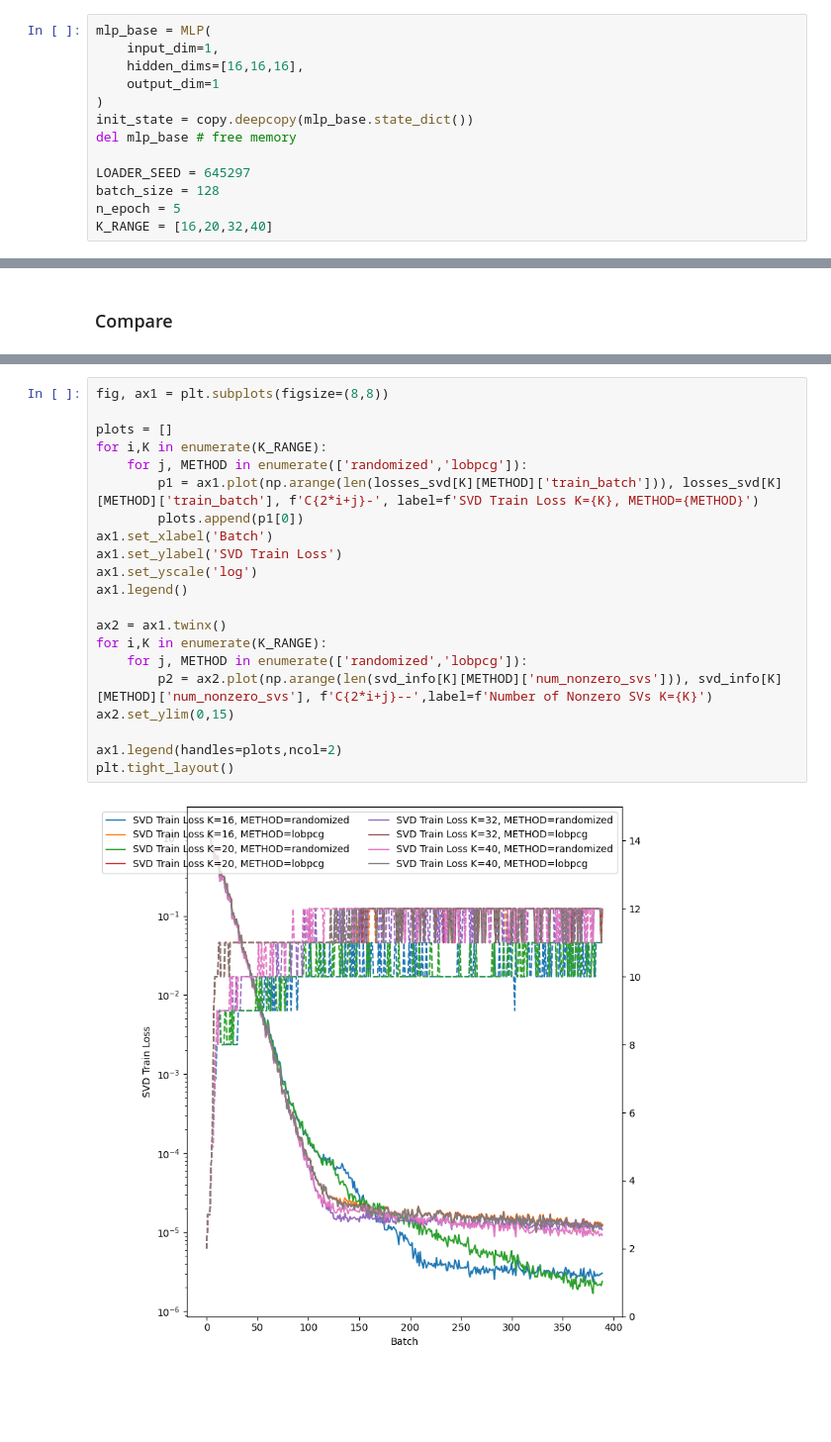
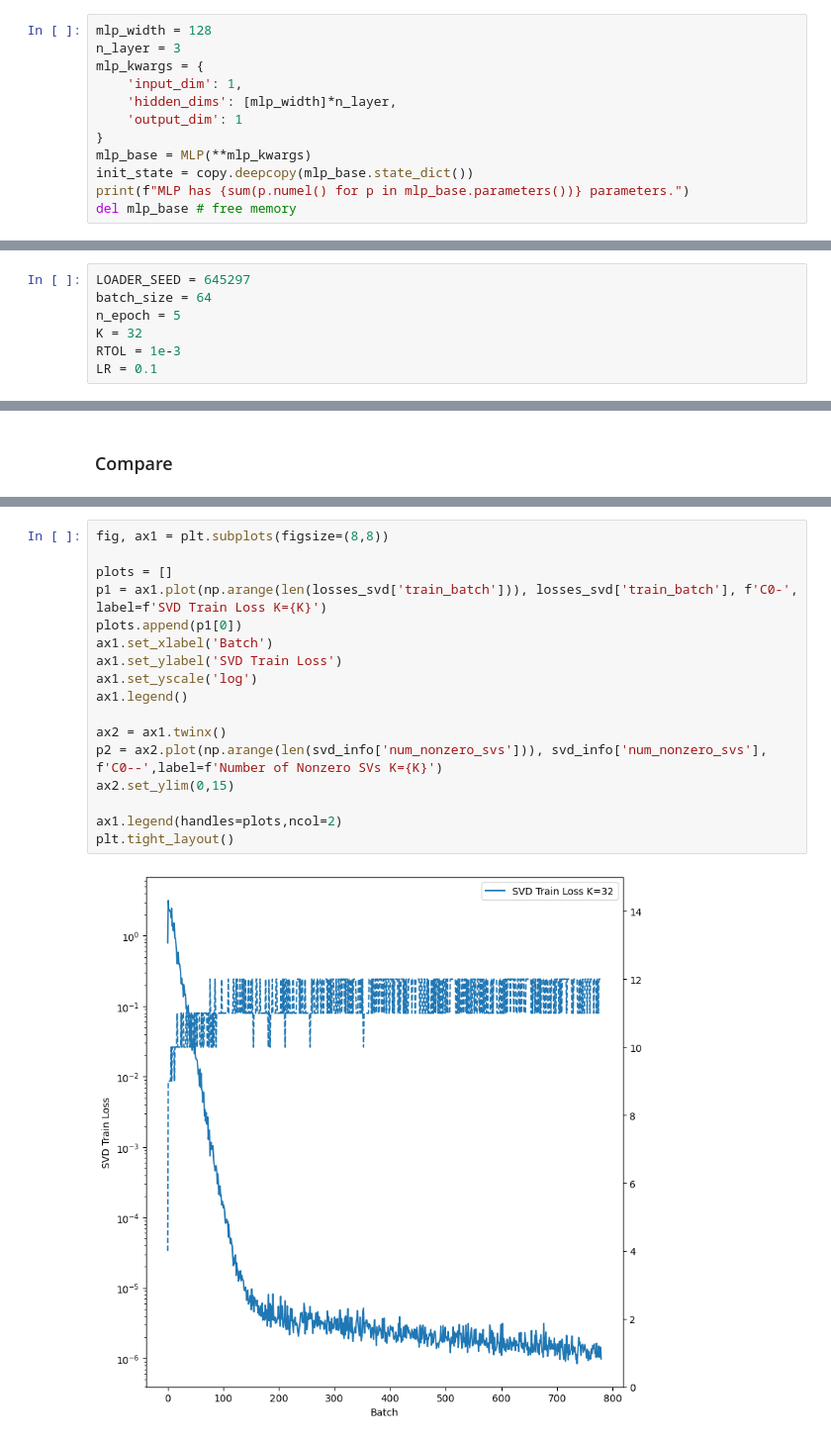
Before and after one commit to sambt/sven-experiments, a Jupyter notebook: notebooks_new/toy_1d_testing.ipynb, the cells around one changed output, grey strips where cells are left out. Shown at 99% size. Cells and saved outputs as stored; diff of their text form; blank space fills up the shorter version.

```diff
--- a/notebooks_new/toy_1d_testing.ipynb
+++ b/notebooks_new/toy_1d_testing.ipynb
@@ -33,15 +35,14 @@ toy_1d = Toy1DRegressionDataset()
 train_dataset = toy_1d.train_dataset
 test_dataset = toy_1d.val_dataset
 # %%
-mlp_base = MLP(
-    input_dim=1,
-    hidden_dims=[16,16,16],
-    output_dim=1
-)
+mlp_width = 128
+n_layer = 3
+mlp_kwargs = {
+    'input_dim': 1,
+    'hidden_dims': [mlp_width]*n_layer,
+    'output_dim': 1
+}
+mlp_base = MLP(**mlp_kwargs)
 init_state = copy.deepcopy(mlp_base.state_dict())
+print(f"MLP has {sum(p.numel() for p in mlp_base.parameters())} parameters.")
 del mlp_base # free memory
-
-LOADER_SEED = 645297
-batch_size = 128
-n_epoch = 5
-K_RANGE = [16,20,32,40]
@@ -48 +51,8 @@ K_RANGE = [16,20,32,40]
+# %%
+LOADER_SEED = 645297
+batch_size = 64
+n_epoch = 5
+K = 32
+RTOL = 1e-3
+LR = 0.1
 # %%
@@ -257,23 +125,19 @@ plt.legend()
 # %%
 fig, ax1 = plt.subplots(figsize=(8,8))
 
 plots = []
-for i,K in enumerate(K_RANGE):
-    for j, METHOD in enumerate(['randomized','lobpcg']):
-        p1 = ax1.plot(np.arange(len(losses_svd[K][METHOD]['train_batch'])), losses_svd[K][METHOD]['train_batch'], f'C{2*i+j}-', label=f'SVD Train Loss K={K}, METHOD={METHOD}')
-        plots.append(p1[0])
+p1 = ax1.plot(np.arange(len(losses_svd['train_batch'])), losses_svd['train_batch'], f'C0-', label=f'SVD Train Loss K={K}')
+plots.append(p1[0])
 ax1.set_xlabel('Batch')
 ax1.set_ylabel('SVD Train Loss')
 ax1.set_yscale('log')
 ax1.legend()
 
 ax2 = ax1.twinx()
-for i,K in enumerate(K_RANGE):
-    for j, METHOD in enumerate(['randomized','lobpcg']):
-        p2 = ax2.plot(np.arange(len(svd_info[K][METHOD]['num_nonzero_svs'])), svd_info[K][METHOD]['num_nonzero_svs'], f'C{2*i+j}--',label=f'Number of Nonzero SVs K={K}')
+p2 = ax2.plot(np.arange(len(svd_info['num_nonzero_svs'])), svd_info['num_nonzero_svs'], f'C0--',label=f'Number of Nonzero SVs K={K}')
 ax2.set_ylim(0,15)
 
 ax1.legend(handles=plots,ncol=2)
 plt.tight_layout()
 # %% [output]
-[figure, old version]
+[figure, new version]
```
Also changed, not shown: parts of 7 cells of this notebook, 3 other files.
